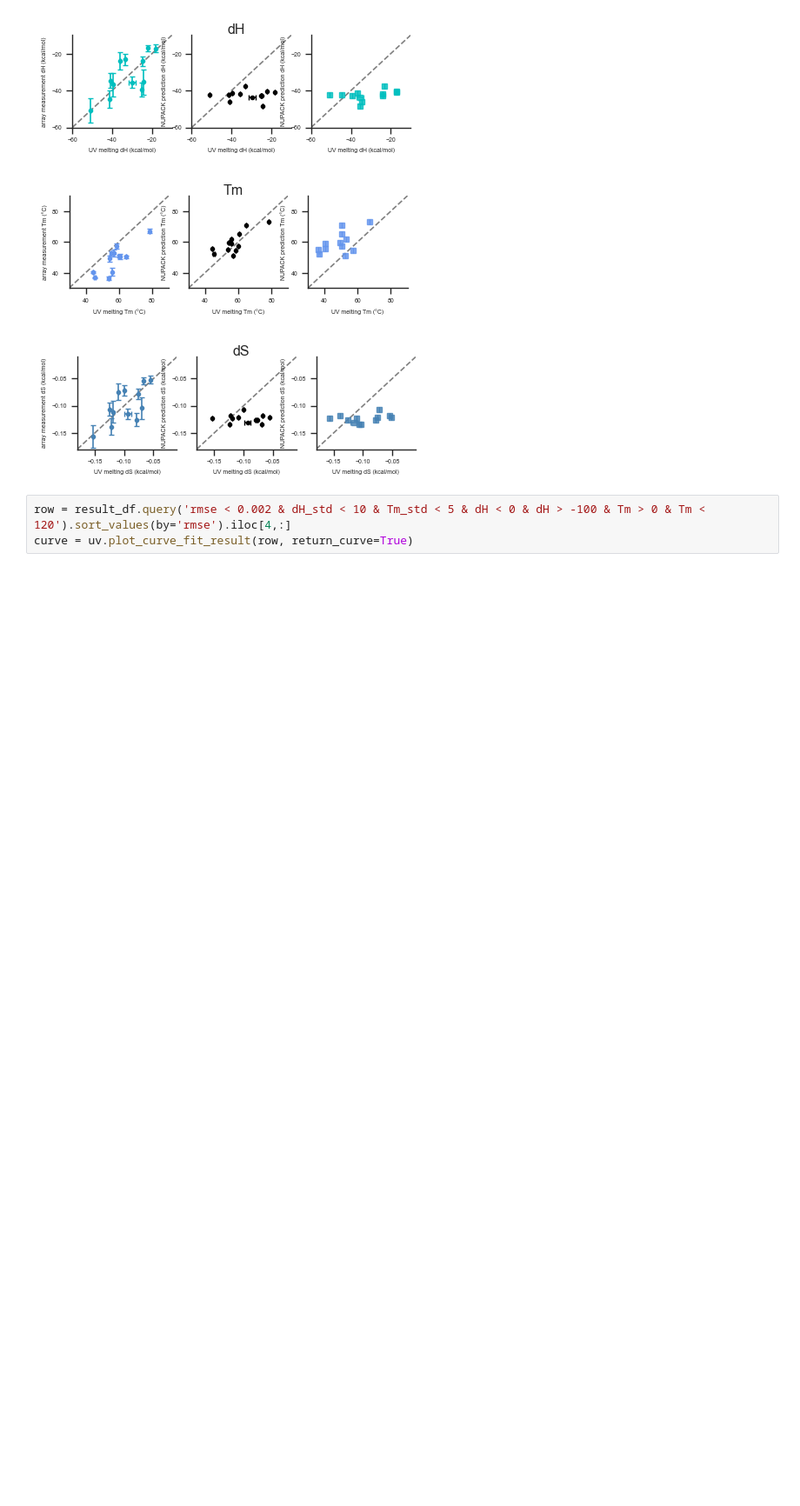
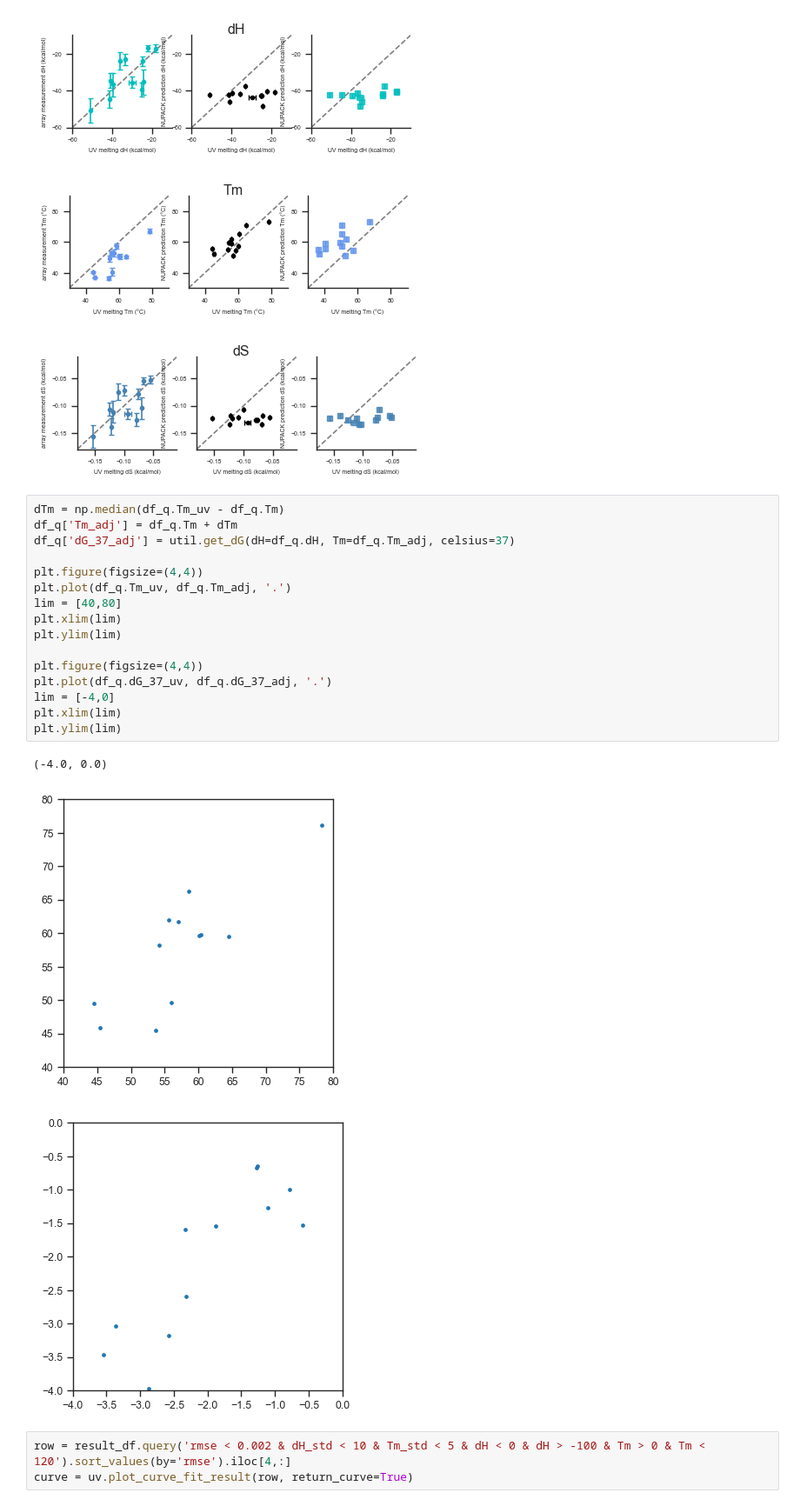
Before and after one commit to keyuxi/nnn_analysis, a Jupyter notebook: 230421_ECL_HPLC_figure2.ipynb, the cells around one changed output. Shown: that part at 87% size. Drawn from its saved outputs; the diff is of its cells as text; blank space fills up the shorter version.

```diff
--- a/230421_ECL_HPLC_figure2.ipynb
+++ b/230421_ECL_HPLC_figure2.ipynb
@@ -209,6 +209,26 @@ util.save_fig(f'./fig/Fig2/Fig2b/{series}_dS.pdf')
 [figure]
 [figure]
 [figure]
+# %%
+dTm = np.median(df_q.Tm_uv - df_q.Tm)
+df_q['Tm_adj'] = df_q.Tm + dTm
+df_q['dG_37_adj'] = util.get_dG(dH=df_q.dH, Tm=df_q.Tm_adj, celsius=37)
+
+plt.figure(figsize=(4,4))
+plt.plot(df_q.Tm_uv, df_q.Tm_adj, '.')
+lim = [40,80]
+plt.xlim(lim)
+plt.ylim(lim)
+
+plt.figure(figsize=(4,4))
+plt.plot(df_q.dG_37_uv, df_q.dG_37_adj, '.')
+lim = [-4,0]
+plt.xlim(lim)
+plt.ylim(lim)
+# %% [output]
+(-4.0, 0.0)
+[figure, added]
+[figure, added]
 # %%
 row = result_df.query('rmse < 0.002 & dH_std < 10 & Tm_std < 5 & dH < 0 & dH > -100 & Tm > 0 & Tm < 120').sort_values(by='rmse').iloc[4,:]
 curve = uv.plot_curve_fit_result(row, return_curve=True)
```
Also changed, not shown: 10 other files.
